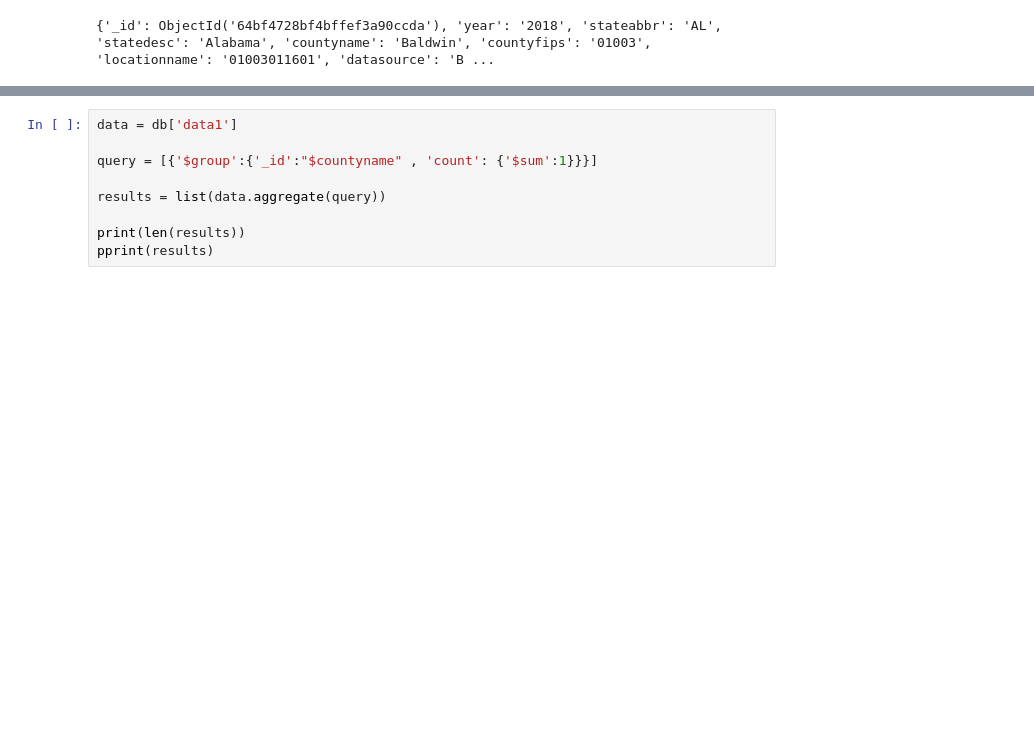
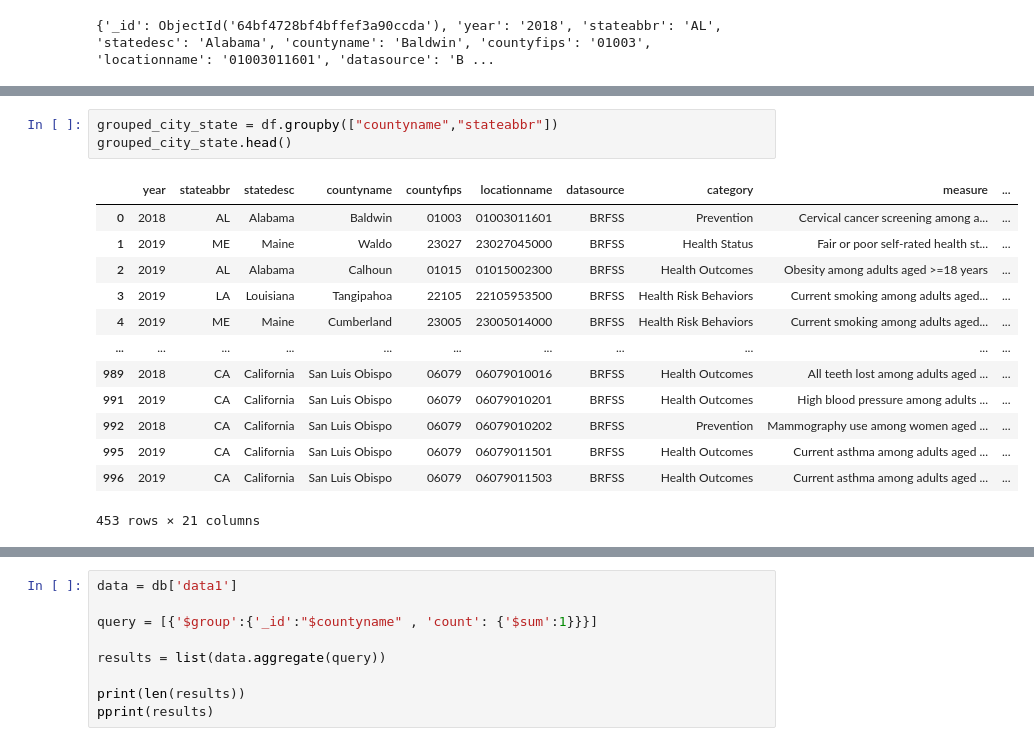
Before and after one commit to najdawi11/American-Health-and-Wellness-Dashboard, a Jupyter notebook: Application/data.ipynb, the cells around one changed output, grey strips where cells are left out. Drawn from its saved outputs; the diff is of its cells as text; blank space fills up the shorter version.

```diff
--- a/Application/data.ipynb
+++ b/Application/data.ipynb
@@ -70,0 +265,17 @@ pprint(results)
+# %%
+grouped_city_state = df.groupby(["countyname","stateabbr"])
+grouped_city_state.head()
+# %% [output]
+|  | year | stateabbr | statedesc | countyname | countyfips | locationname | datasource | category | measure | ... |
+| 0 | 2018 | AL | Alabama | Baldwin | 01003 | 01003011601 | BRFSS | Prevention | Cervical cancer screening among a... | ... |
+| 1 | 2019 | ME | Maine | Waldo | 23027 | 23027045000 | BRFSS | Health Status | Fair or poor self-rated health st... | ... |
+| 2 | 2019 | AL | Alabama | Calhoun | 01015 | 01015002300 | BRFSS | Health Outcomes | Obesity among adults aged >=18 years | ... |
+| 3 | 2019 | LA | Louisiana | Tangipahoa | 22105 | 22105953500 | BRFSS | Health Risk Behaviors | Current smoking among adults aged... | ... |
+| 4 | 2019 | ME | Maine | Cumberland | 23005 | 23005014000 | BRFSS | Health Risk Behaviors | Current smoking among adults aged... | ... |
+| ... | ... | ... | ... | ... | ... | ... | ... | ... | ... | ... |
+| 989 | 2018 | CA | California | San Luis Obispo | 06079 | 06079010016 | BRFSS | Health Outcomes | All teeth lost among adults aged ... | ... |
+| 991 | 2019 | CA | California | San Luis Obispo | 06079 | 06079010201 | BRFSS | Health Outcomes | High blood pressure among adults ... | ... |
+| 992 | 2018 | CA | California | San Luis Obispo | 06079 | 06079010202 | BRFSS | Prevention | Mammography use among women aged ... | ... |
+| 995 | 2019 | CA | California | San Luis Obispo | 06079 | 06079011501 | BRFSS | Health Outcomes | Current asthma among adults aged ... | ... |
+| 996 | 2019 | CA | California | San Luis Obispo | 06079 | 06079011503 | BRFSS | Health Outcomes | Current asthma among adults aged ... | ... |
+453 rows × 21 columns
```
Also changed, not shown: parts of 18 cells of this notebook, 3 other files.
